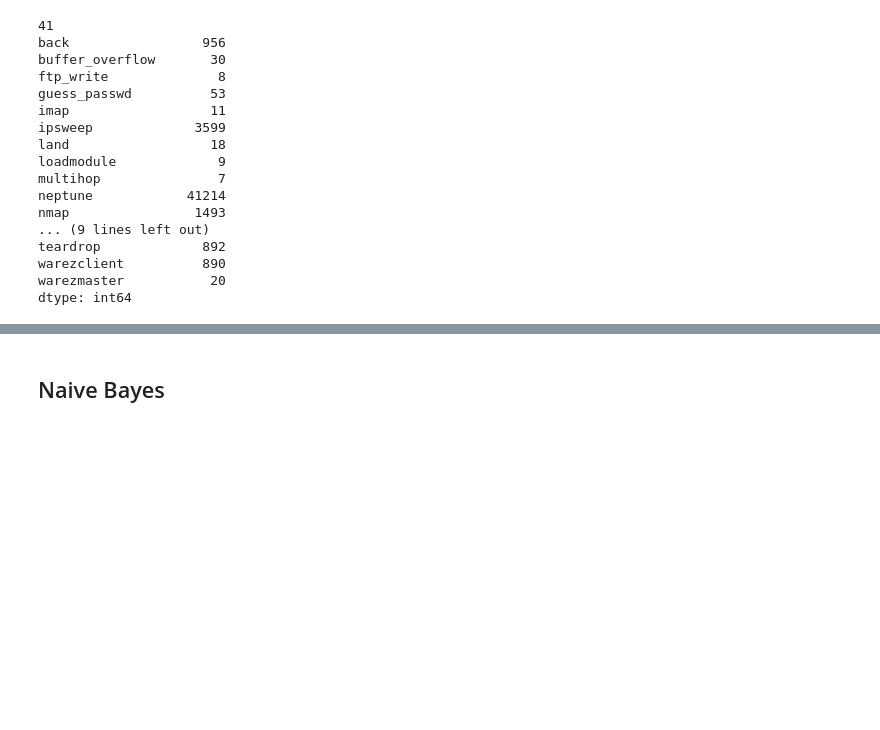
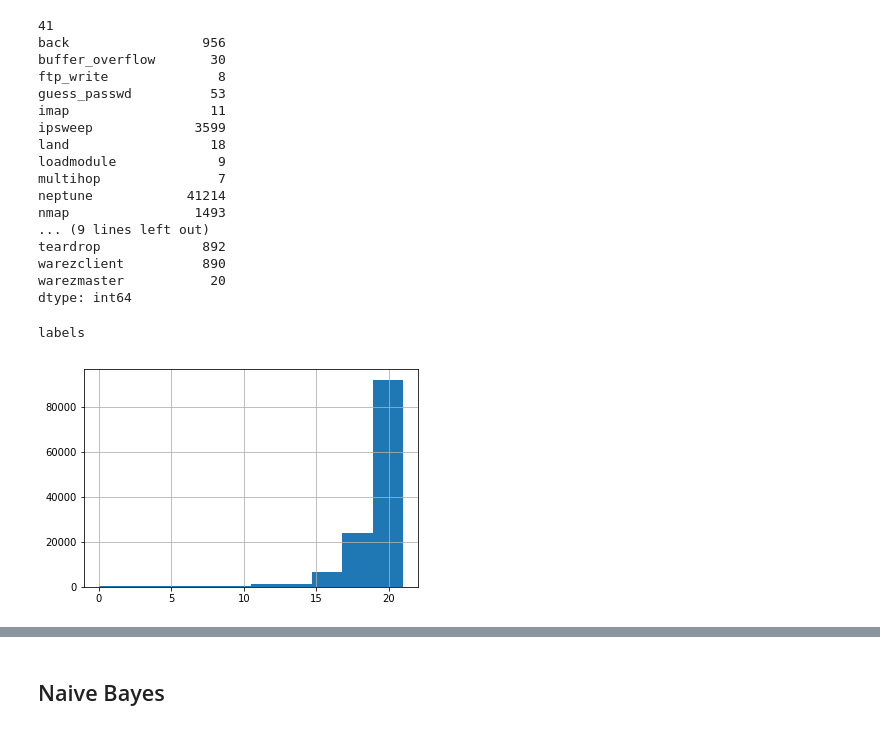
Before and after one commit to sarabranham/CX4240, a Jupyter notebook: Final.ipynb, the cells around one changed output, grey strips where cells are left out. Drawn from its saved outputs; the diff is of its cells as text; code cells hidden in the pictures; blank space fills up the shorter version.

```diff
--- a/Final.ipynb
+++ b/Final.ipynb
@@ -73,3 +75,23 @@ teardrop             892
 warezclient          890
 warezmaster           20
 dtype: int64
+# %%
+col_names = np.array(["duration","protocol_type","service","flag","src_bytes",
+    "dst_bytes","land","wrong_fragment","urgent","hot","num_failed_logins",
+    "logged_in","num_compromised","root_shell","su_attempted","num_root",
+    "num_file_creations","num_shells","num_access_files","num_outbound_cmds",
+    "is_host_login","is_guest_login","count","srv_count","serror_rate",
+    "srv_serror_rate","rerror_rate","srv_rerror_rate","same_srv_rate",
+    "diff_srv_rate","srv_diff_host_rate","dst_host_count","dst_host_srv_count",
+    "dst_host_same_srv_rate","dst_host_diff_srv_rate","dst_host_same_src_port_rate",
+    "dst_host_srv_diff_host_rate","dst_host_serror_rate","dst_host_srv_serror_rate",
+    "dst_host_rerror_rate","dst_host_srv_rerror_rate","labels"])
+for c in col_names:
+    found = False
+    for f in field.iloc[:,0]:
+        if (c == f):
+            found = True
+    if not found:
+        print(c)
+# %% [output]
+labels
@@ -75,0 +101,5 @@ dtype: int64
+# %%
+traindata[42].hist()
+plt.show()
+# %% [output]
+[figure, added]
```
Also changed, not shown: parts of 18 cells of this notebook.
